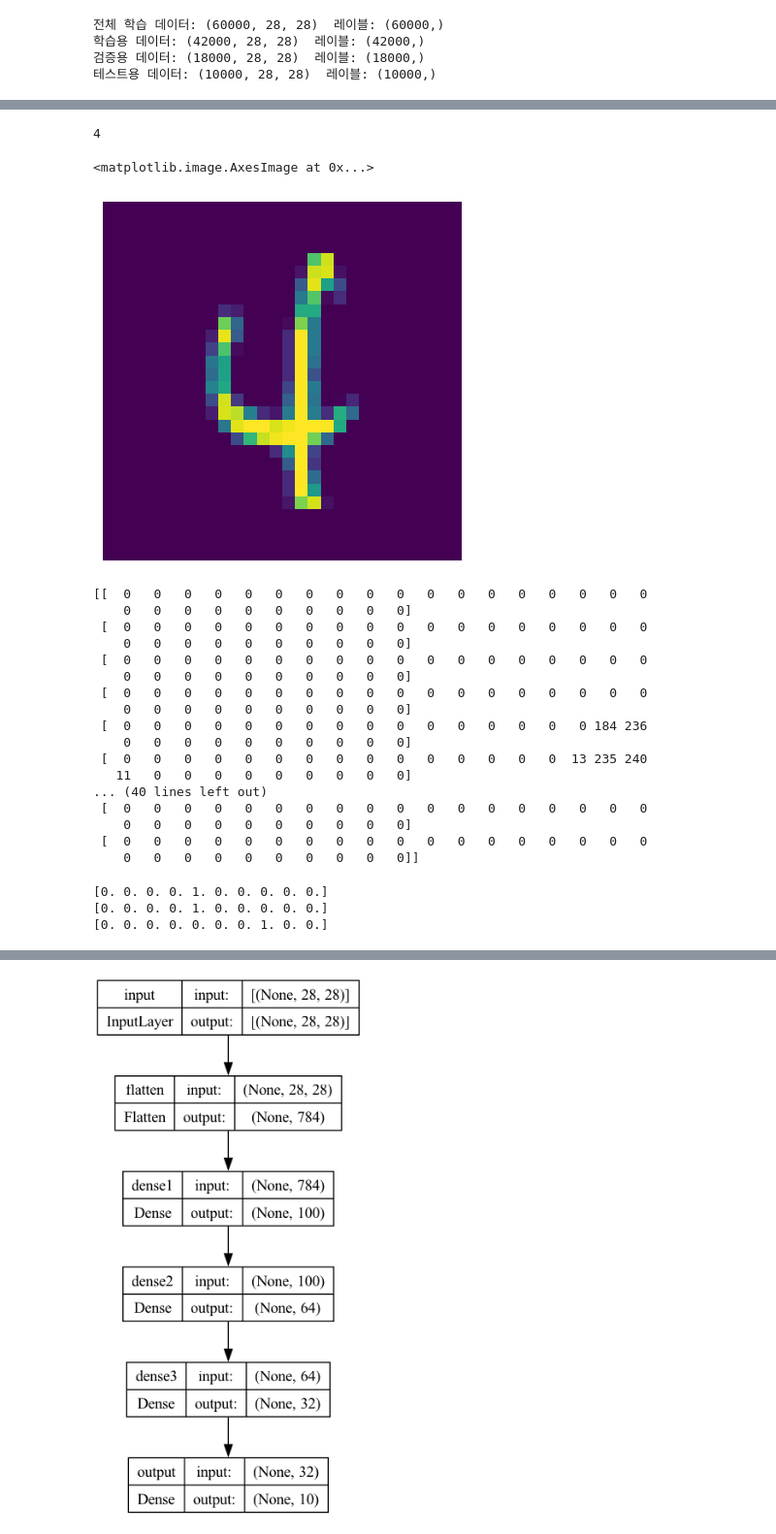
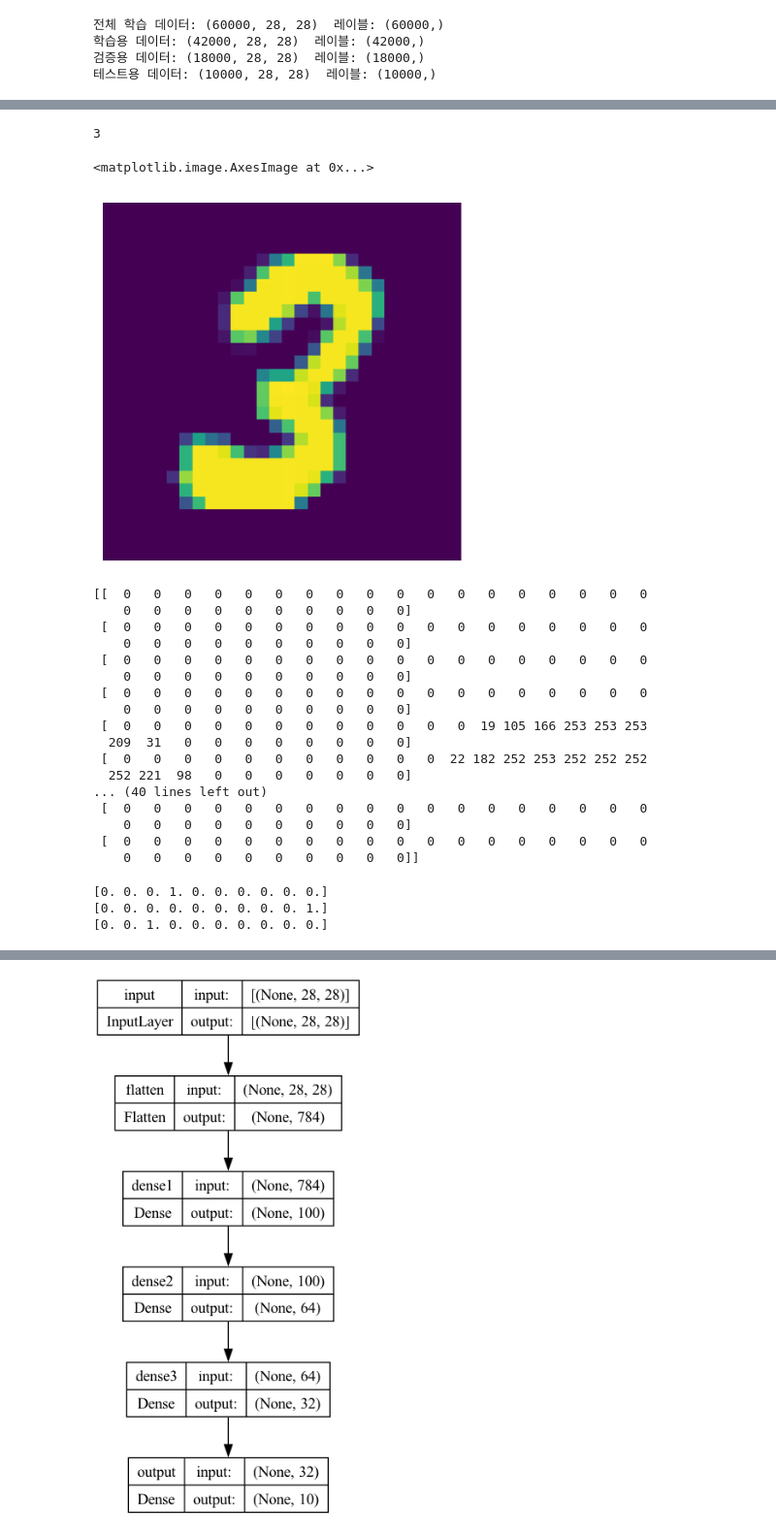
Before and after one commit to gyjong/aiffel_campus, a Jupyter notebook: quest_0306/0307_dnn.ipynb, the cells around one changed output, grey strips where cells are left out. Shown at 97% size. Drawn from its saved outputs; the diff is of its cells as text; code cells hidden in the pictures.

```diff
--- a/quest_0306/0307_dnn.ipynb
+++ b/quest_0306/0307_dnn.ipynb
@@ -1226,16 +1227,16 @@ for i, idx in enumerate(random_idxs):
 # %%
-print(y_train[0])
+print(y_train[1])
 # %% [output]
-4
+3
 # %%
-img = x_train[0, :]
+img = x_train[1, :]
 plt.axis('off')
 plt.imshow(img)
 # %% [output]
 <matplotlib.image.AxesImage at 0x...>
-[figure, old version]
+[figure, new version]
 # %%
-print(x_train[0])
+print(x_train[1])
 # %% [output]
 [[  0   0   0   0   0   0   0   0   0   0   0   0   0   0   0   0   0   0
     0   0   0   0   0   0   0   0   0   0]
@@ -1245,10 +1246,10 @@ print(x_train[0])
     0   0   0   0   0   0   0   0   0   0]
  [  0   0   0   0   0   0   0   0   0   0   0   0   0   0   0   0   0   0
     0   0   0   0   0   0   0   0   0   0]
- [  0   0   0   0   0   0   0   0   0   0   0   0   0   0   0   0 184 236
-    0   0   0   0   0   0   0   0   0   0]
- [  0   0   0   0   0   0   0   0   0   0   0   0   0   0   0  13 235 240
-   11   0   0   0   0   0   0   0   0   0]
+ [  0   0   0   0   0   0   0   0   0   0   0   0  19 105 166 253 253 253
+  209  31   0   0   0   0   0   0   0   0]
+ [  0   0   0   0   0   0   0   0   0   0   0  22 182 252 253 252 252 252
+  252 221  98   0   0   0   0   0   0   0]
 ... (40 lines left out)
  [  0   0   0   0   0   0   0   0   0   0   0   0   0   0   0   0   0   0
     0   0   0   0   0   0   0   0   0   0]
@@ -1263,13 +1264,13 @@ y_train = utils.to_categorical(y_train)
 y_val = utils.to_categorical(y_val)
 y_test = utils.to_categorical(y_test)
 
-print(y_train[0])
-print(y_val[0])
-print(y_test[0])
+print(y_train[1])
+print(y_val[1])
+print(y_test[1])
 # %% [output]
-[0. 0. 0. 0. 1. 0. 0. 0. 0. 0.]
-[0. 0. 0. 0. 1. 0. 0. 0. 0. 0.]
-[0. 0. 0. 0. 0. 0. 0. 1. 0. 0.]
+[0. 0. 0. 1. 0. 0. 0. 0. 0. 0.]
+[0. 0. 0. 0. 0. 0. 0. 0. 0. 1.]
+[0. 0. 1. 0. 0. 0. 0. 0. 0. 0.]
 # %%
 model = models.Sequential()
 model.add(keras.Input(shape=(28, 28), name='input'))
```
Also changed, not shown: parts of 73 cells of this notebook, 6 other files.
